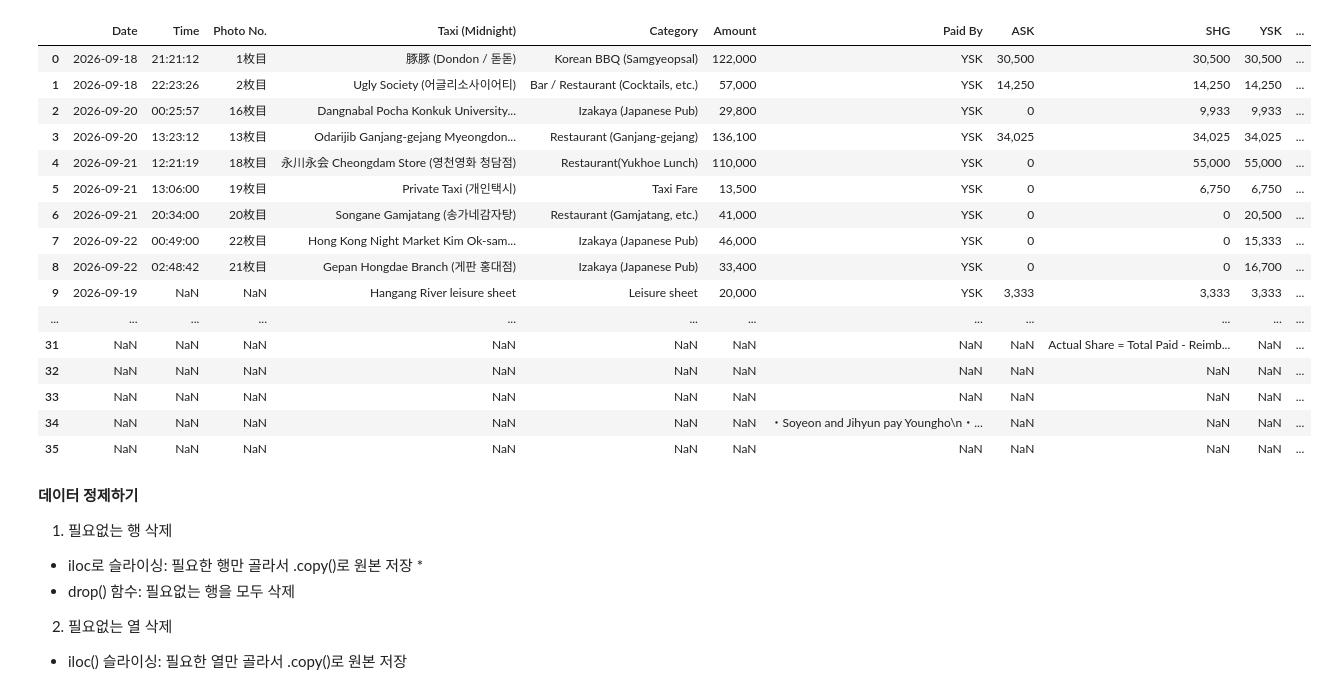
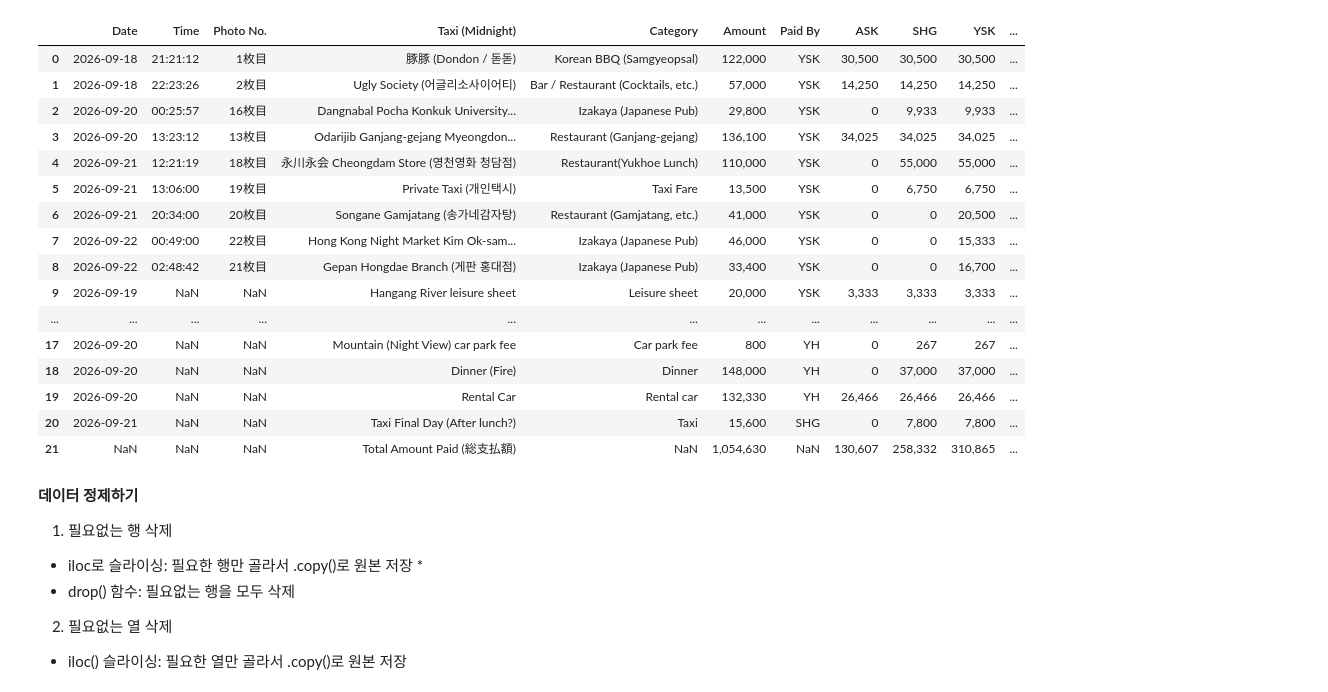
Before and after one commit to 2syoung/settlement, a Jupyter notebook: notebooks/transform.ipynb, the cells around one changed output. Drawn from its saved outputs; the diff is of its cells as text; code cells hidden in the pictures.

```diff
--- a/app.py/transform.ipynb
+++ b/notebooks/transform.ipynb
@@ -3,26 +3,26 @@
 
 import pandas as pd
 # %%
-df = pd.read_csv('data/travel_data.csv')
+df = pd.read_csv('travel_data.csv')
 df
 # %% [output]
 |  | Date | Time | Photo No. | Taxi (Midnight) | Category | Amount | Paid By | ASK | SHG | YSK | ... |
 | 0 | 2026-09-18 | 21:21:12 | 1枚目 | 豚豚 (Dondon / 돋돋) | Korean BBQ (Samgyeopsal) | 122,000 | YSK | 30,500 | 30,500 | 30,500 | ... |
 | 1 | 2026-09-18 | 22:23:26 | 2枚目 | Ugly Society (어글리소사이어티) | Bar / Restaurant (Cocktails, etc.) | 57,000 | YSK | 14,250 | 14,250 | 14,250 | ... |
 | 2 | 2026-09-20 | 00:25:57 | 16枚目 | Dangnabal Pocha Konkuk University... | Izakaya (Japanese Pub) | 29,800 | YSK | 0 | 9,933 | 9,933 | ... |
 | 3 | 2026-09-20 | 13:23:12 | 13枚目 | Odarijib Ganjang-gejang Myeongdon... | Restaurant (Ganjang-gejang) | 136,100 | YSK | 34,025 | 34,025 | 34,025 | ... |
 | 4 | 2026-09-21 | 12:21:19 | 18枚目 | 永川永会 Cheongdam Store (영천영화 청담점) | Restaurant(Yukhoe Lunch) | 110,000 | YSK | 0 | 55,000 | 55,000 | ... |
 | 5 | 2026-09-21 | 13:06:00 | 19枚目 | Private Taxi (개인택시) | Taxi Fare | 13,500 | YSK | 0 | 6,750 | 6,750 | ... |
 | 6 | 2026-09-21 | 20:34:00 | 20枚目 | Songane Gamjatang (송가네감자탕) | Restaurant (Gamjatang, etc.) | 41,000 | YSK | 0 | 0 | 20,500 | ... |
 | 7 | 2026-09-22 | 00:49:00 | 22枚目 | Hong Kong Night Market Kim Ok-sam... | Izakaya (Japanese Pub) | 46,000 | YSK | 0 | 0 | 15,333 | ... |
 | 8 | 2026-09-22 | 02:48:42 | 21枚目 | Gepan Hongdae Branch (게판 홍대점) | Izakaya (Japanese Pub) | 33,400 | YSK | 0 | 0 | 16,700 | ... |
 | 9 | 2026-09-19 | NaN | NaN | Hangang River leisure sheet | Leisure sheet | 20,000 | YSK | 3,333 | 3,333 | 3,333 | ... |
 | ... | ... | ... | ... | ... | ... | ... | ... | ... | ... | ... | ... |
-| 31 | NaN | NaN | NaN | NaN | NaN | NaN | NaN | NaN | Actual Share = Total Paid - Reimb... | NaN | ... |
-| 32 | NaN | NaN | NaN | NaN | NaN | NaN | NaN | NaN | NaN | NaN | ... |
-| 33 | NaN | NaN | NaN | NaN | NaN | NaN | NaN | NaN | NaN | NaN | ... |
-| 34 | NaN | NaN | NaN | NaN | NaN | NaN | ・Soyeon and Jihyun pay Youngho\n・... | NaN | NaN | NaN | ... |
-| 35 | NaN | NaN | NaN | NaN | NaN | NaN | NaN | NaN | NaN | NaN | ... |
+| 17 | 2026-09-20 | NaN | NaN | Mountain (Night View) car park fee | Car park fee | 800 | YH | 0 | 267 | 267 | ... |
+| 18 | 2026-09-20 | NaN | NaN | Dinner (Fire) | Dinner | 148,000 | YH | 0 | 37,000 | 37,000 | ... |
+| 19 | 2026-09-20 | NaN | NaN | Rental Car | Rental car | 132,330 | YH | 26,466 | 26,466 | 26,466 | ... |
+| 20 | 2026-09-21 | NaN | NaN | Taxi Final Day (After lunch?) | Taxi | 15,600 | SHG | 0 | 7,800 | 7,800 | ... |
+| 21 | NaN | NaN | NaN | Total Amount Paid (総支払額) | NaN | 1,054,630 | NaN | 130,607 | 258,332 | 310,865 | ... |
 # %% [markdown]
 **데이터 정제하기**
 
```
Also changed, not shown: parts of 7 cells of this notebook, 6 other files.
